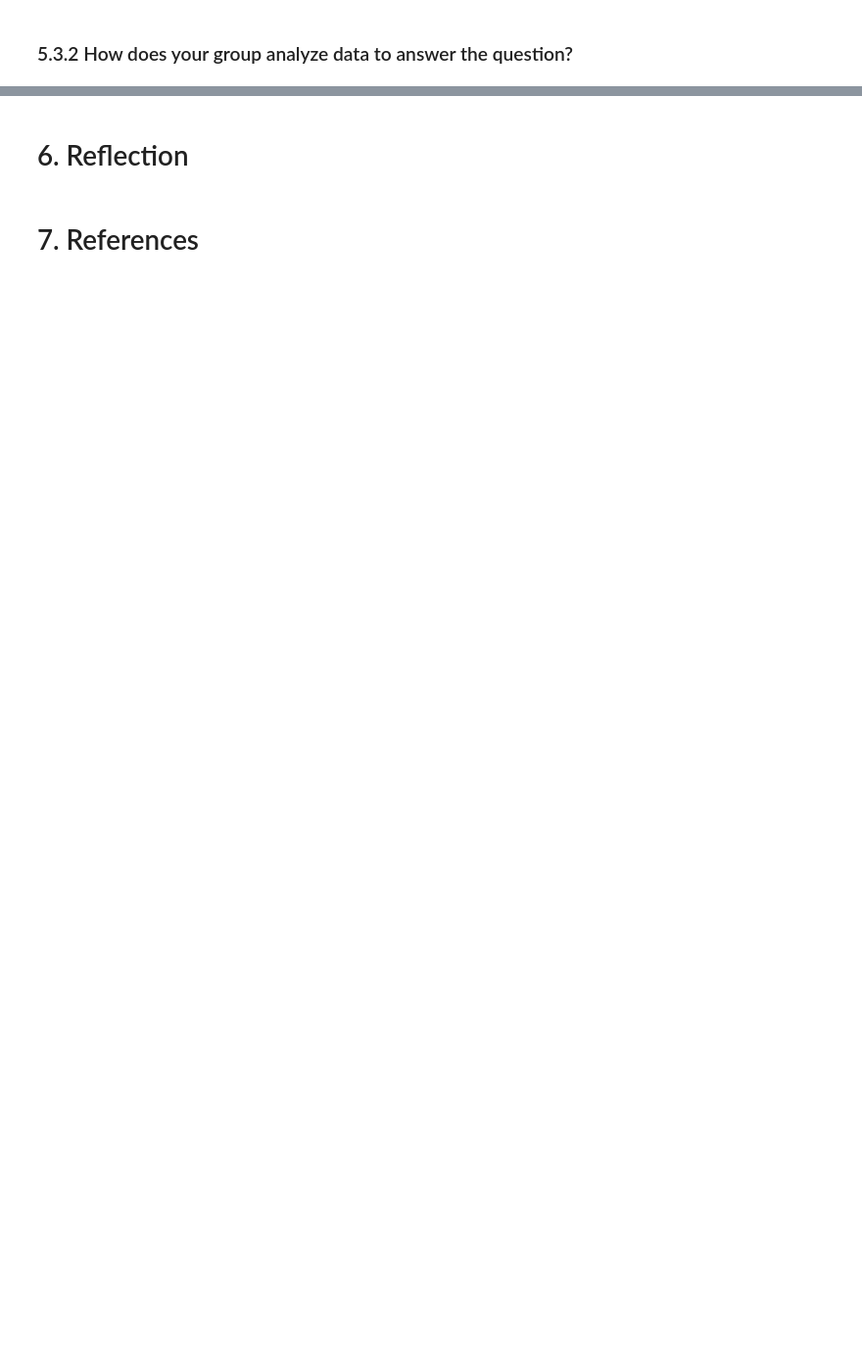
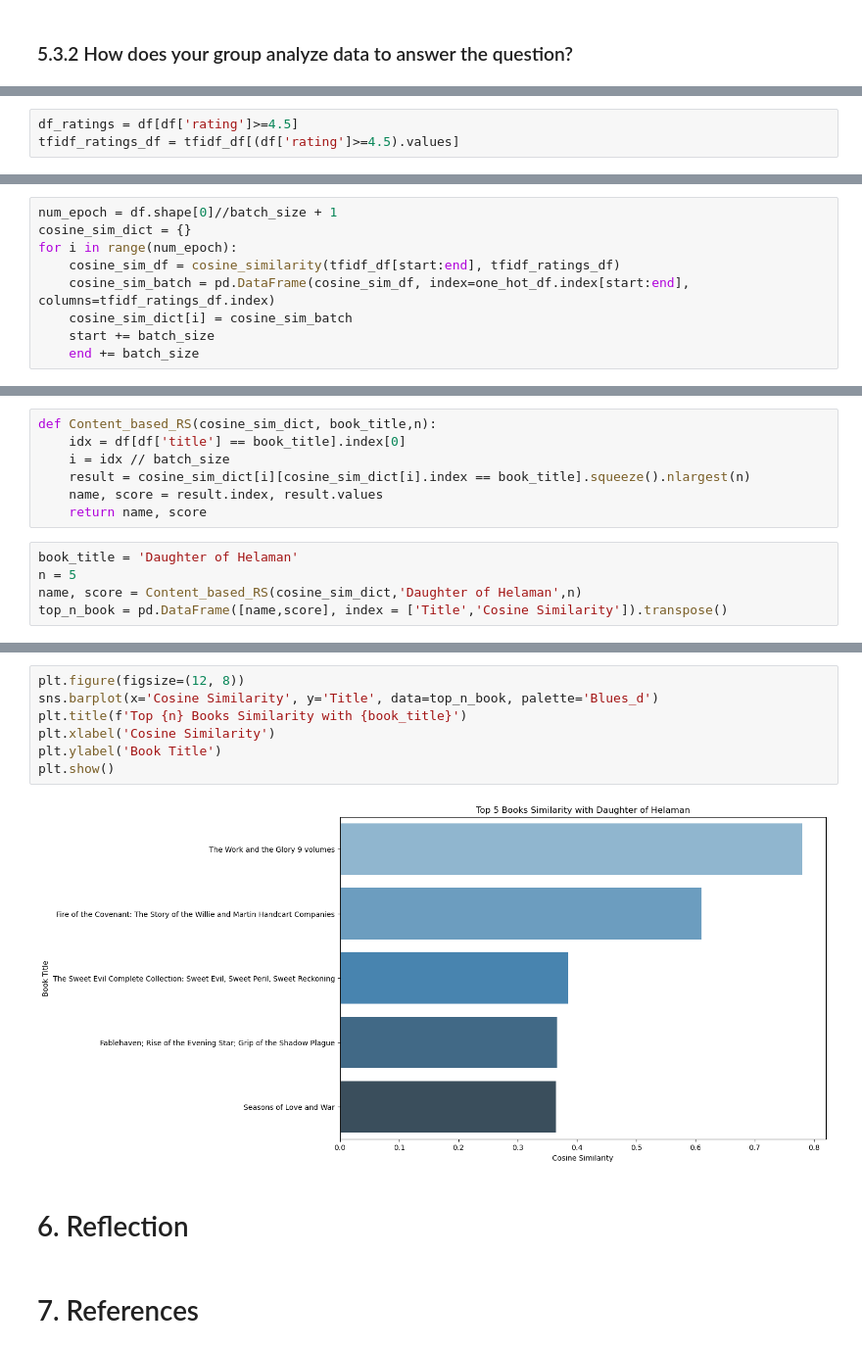
Before and after one commit to lhhmmiii/Project_LT_KHDL, a Jupyter notebook: Final_Project.ipynb, the cells around one changed output, grey strips where cells are left out. Shown: that part at 98% size. Saved outputs shown, nothing was run; the diff lists cells and outputs as text; blank space fills up the shorter version.

```diff
--- a/Final_Project.ipynb
+++ b/Final_Project.ipynb
@@ -360,0 +393,3 @@ Có cột "genres" bất thường vì genres là chuỗi các thể loại củ
+# %%
+df_ratings = df[df['rating']>=4.5]
+tfidf_ratings_df = tfidf_df[(df['rating']>=4.5).values]
@@ -360,0 +398,9 @@ Có cột "genres" bất thường vì genres là chuỗi các thể loại củ
+# %%
+num_epoch = df.shape[0]//batch_size + 1
+cosine_sim_dict = {}
+for i in range(num_epoch):
+    cosine_sim_df = cosine_similarity(tfidf_df[start:end], tfidf_ratings_df)
+    cosine_sim_batch = pd.DataFrame(cosine_sim_df, index=one_hot_df.index[start:end], columns=tfidf_ratings_df.index)
+    cosine_sim_dict[i] = cosine_sim_batch
+    start += batch_size
+    end += batch_size
@@ -360,0 +409,12 @@ Có cột "genres" bất thường vì genres là chuỗi các thể loại củ
+# %%
+def Content_based_RS(cosine_sim_dict, book_title,n):
+    idx = df[df['title'] == book_title].index[0]
+    i = idx // batch_size
+    result = cosine_sim_dict[i][cosine_sim_dict[i].index == book_title].squeeze().nlargest(n)
+    name, score = result.index, result.values
+    return name, score
+# %%
+book_title = 'Daughter of Helaman'
+n = 5
+name, score = Content_based_RS(cosine_sim_dict,'Daughter of Helaman',n)
+top_n_book = pd.DataFrame([name,score], index = ['Title','Cosine Similarity']).transpose()
@@ -361,3 +430,12 @@ Có cột "genres" bất thường vì genres là chuỗi các thể loại củ
+# %%
+plt.figure(figsize=(12, 8))
+sns.barplot(x='Cosine Similarity', y='Title', data=top_n_book, palette='Blues_d')
+plt.title(f'Top {n} Books Similarity with {book_title}')
+plt.xlabel('Cosine Similarity')
+plt.ylabel('Book Title')
+plt.show()
+# %% [output]
+[figure, added]
 # %% [markdown]
 # 6. Reflection
 # %% [markdown]
```
Also changed, not shown: parts of 24 cells of this notebook.
